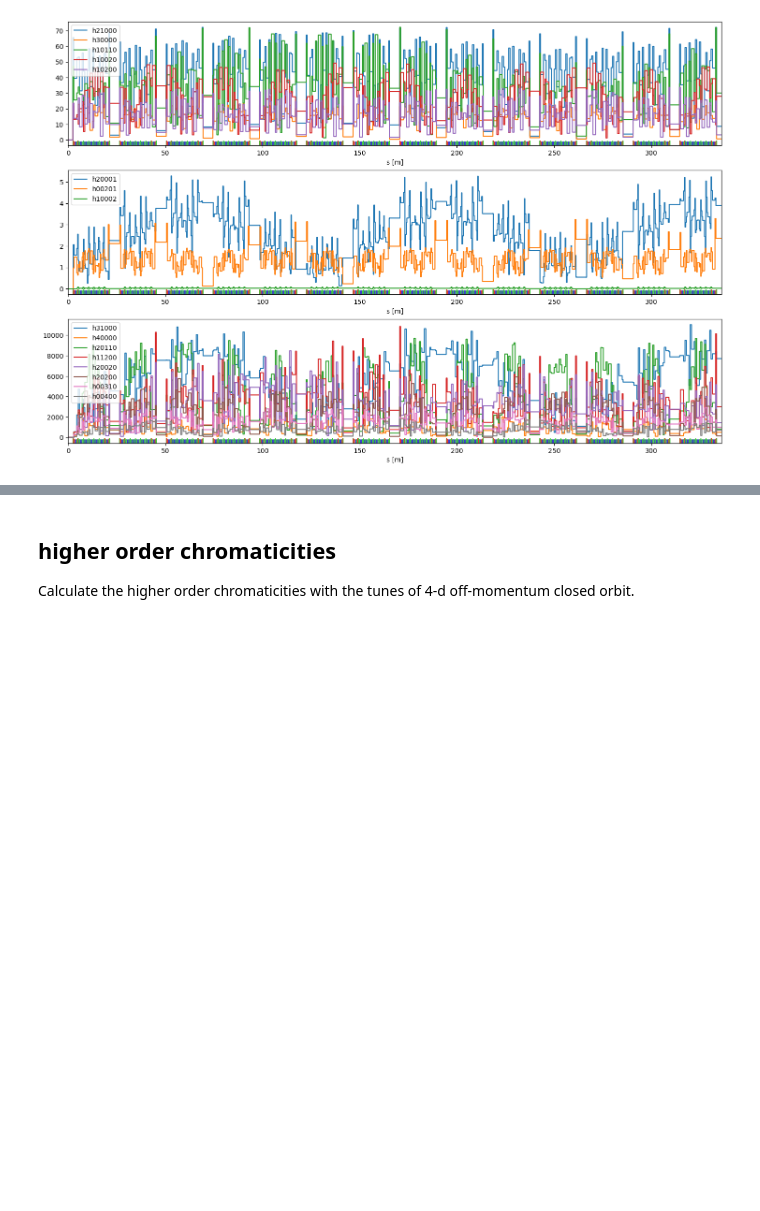
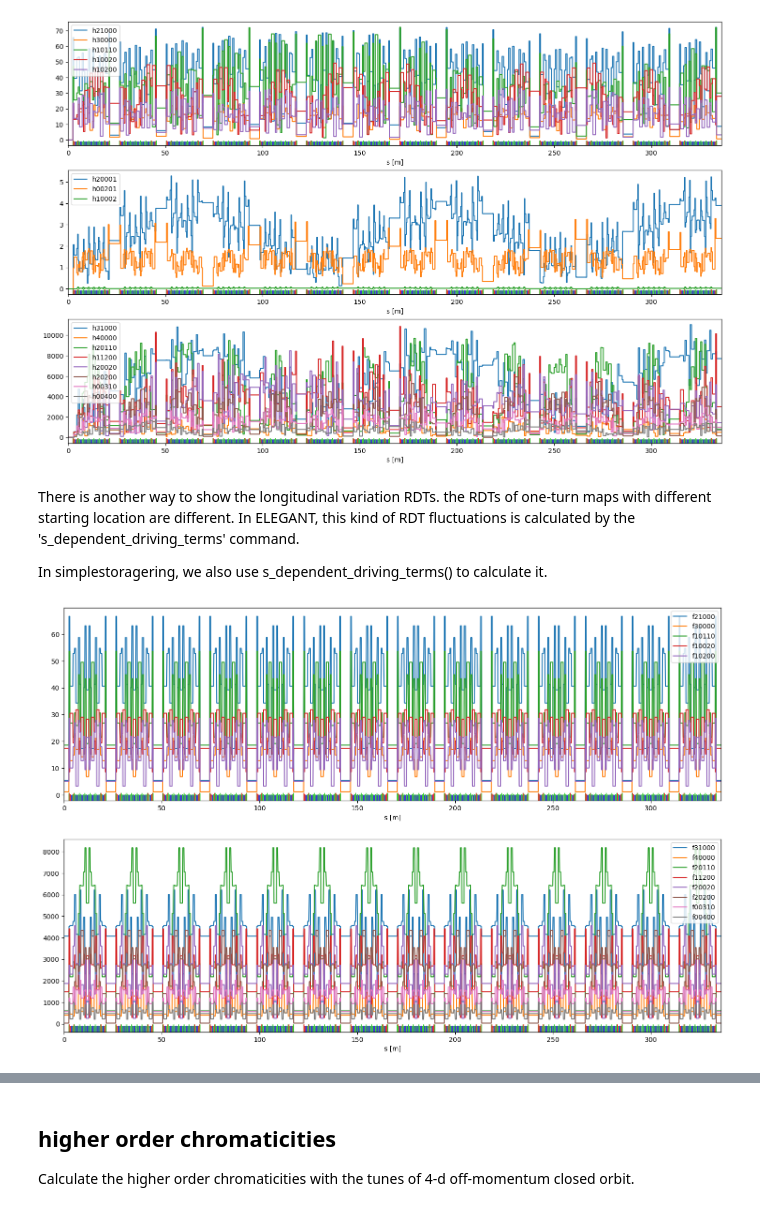
Before and after one commit to wei0852/simplestoragering, a Jupyter notebook: Example.ipynb, the cells around one changed output, grey strips where cells are left out. Saved outputs shown, nothing was run; the diff lists cells and outputs as text; code cells hidden in the pictures; blank space fills up the shorter version.

```diff
--- a/Example.ipynb
+++ b/Example.ipynb
@@ -186,3 +219,29 @@ for ax in [ax1, ax2, ax3]:
 plt.show()
 # %% [output]
 [figure]
+# %% [markdown]
+There is another way to show the longitudinal variation RDTs. the RDTs of one-turn maps with different starting location are different. In ELEGANT, this kind of RDT fluctuations is calculated by  the 's_dependent_driving_terms' command.
+
+In simplestoragering, we also use s_dependent_driving_terms() to calculate it.
+# %%
+sddt = ring.s_dependent_driving_terms()
+fig = plt.figure(figsize=(15, 10))
+plt.subplots_adjust(left=0.05, right=0.98, bottom=0.05, top=0.95, wspace=0.3)
+ax1 = plt.subplot(2, 1, 1)
+ax3 = plt.subplot(2, 1, 2)
+ax11 = ax1.twinx()
+ax33 = ax3.twinx()
+ssr.plot_layout_in_ax(ring.elements, ax11)
+ssr.plot_layout_in_ax(ring.elements, ax33)
+for k in ['f21000', 'f30000', 'f10110', 'f10020', 'f10200']:
+    ax1.plot(sddt['s'], np.abs(sddt[k]), label=k)
+ax1.legend()
+for k in ['f31000', 'f40000', 'f20110', 'f11200', 'f20020', 'f20200', 'f00310', 'f00400']:
+    ax3.plot(sddt['s'], np.abs(sddt[k]), label=k)
+ax3.legend()
+for ax in [ax1, ax3]:
+    ax.set_xlabel('s [m]')
+    ax.set_xlim(0, ring.length)
+plt.show()
+# %% [output]
+[figure, added]
```
Also changed, not shown: parts of 7 cells of this notebook, 1 other file.
